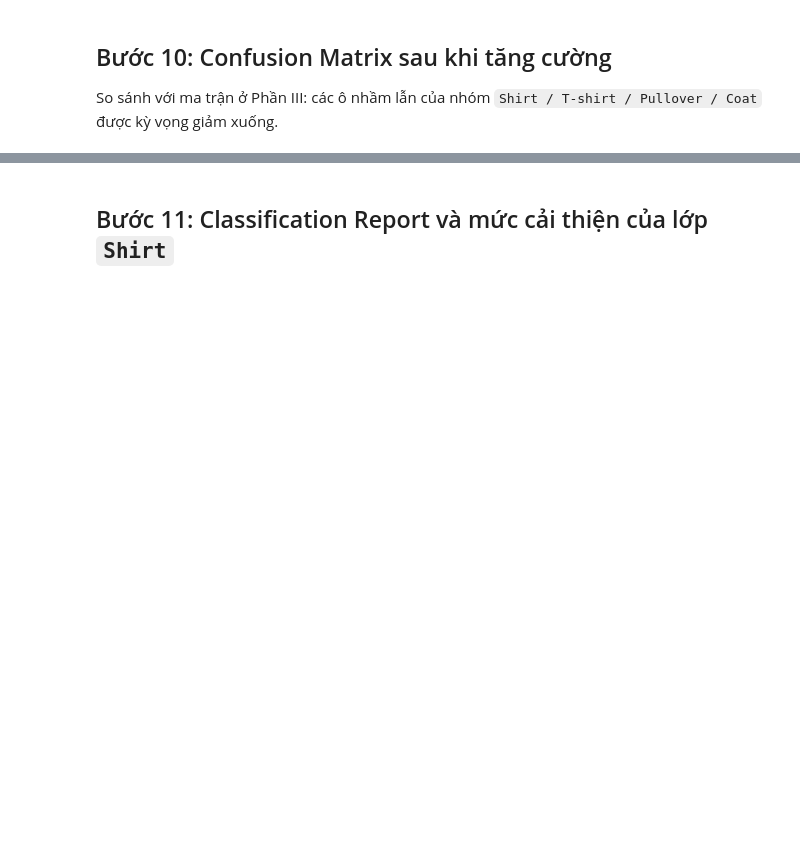
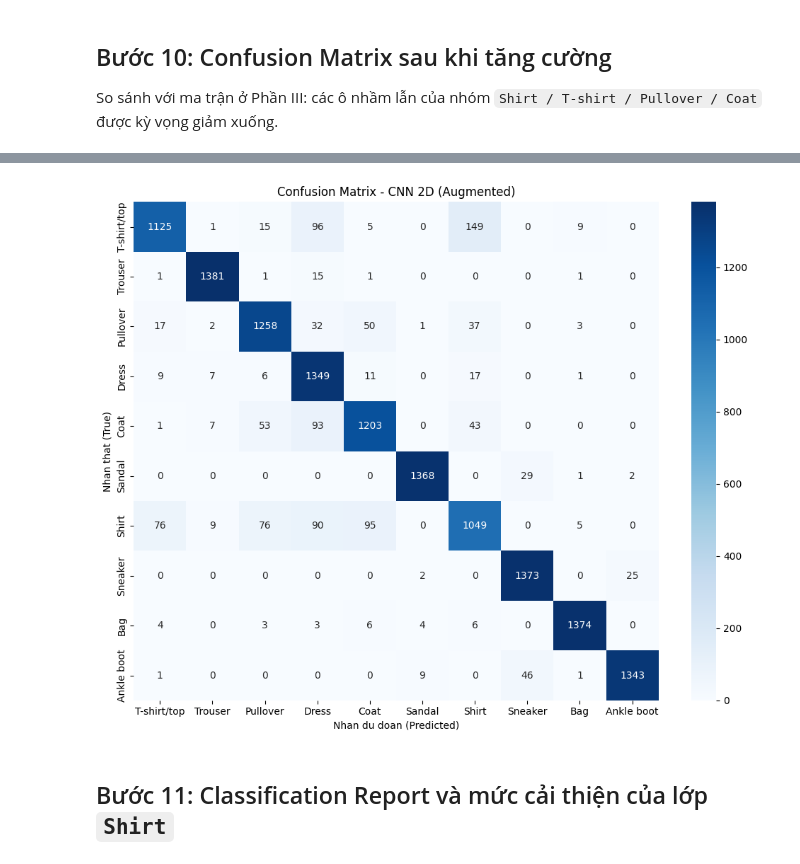
Before and after one commit to AnNamLucCuu/clothes_recognition, a Jupyter notebook: s4_Augmentation_Retrain.ipynb, the cells around one changed output, grey strips where cells are left out. Saved outputs shown, nothing was run; the diff lists cells and outputs as text; code cells hidden in the pictures; blank space fills up the shorter version.

```diff
--- a/s4_Augmentation_Retrain.ipynb
+++ b/s4_Augmentation_Retrain.ipynb
@@ -296,0 +362,25 @@ print("="*60)
+# %%
+device = torch.device("cuda" if torch.cuda.is_available() else "cpu")
+
+#test lai khi train 15 epochs
+def get_all_predictions(model, dataloader, device):
+    model.eval()
+    all_preds, all_labels_list, all_images_list = [], [], []
+    with torch.no_grad():
+        for images, labels in dataloader:
+            outputs = model(images.to(device))
+            _, preds = outputs.max(1)
+            all_preds.append(preds.cpu())
+            all_labels_list.append(labels)
+            all_images_list.append(images.cpu())
+    return torch.cat(all_preds), torch.cat(all_labels_list), torch.cat(all_images_list)
+
+
+y_pred, y_true, test_images = get_all_predictions(model, test_loader, device)
+new_test_acc = (y_pred == y_true).float().mean().item()
+
+print("="*60)
+print(f"{'Test Accuracy baseline (Phan III)':<40}: {BASELINE_TEST_ACC*100:.2f}%")
+print(f"{'Test Accuracy sau augmentation':<40}: {new_test_acc*100:.2f}%")
+print(f"{'Chenh lech':<40}: {(new_test_acc - BASELINE_TEST_ACC)*100:+.2f}%")
+print("="*60)
@@ -338,3 +465,16 @@ plt.show()
+# %%
+cm = confusion_matrix(y_true.numpy(), y_pred.numpy(), labels=list(range(10)))
+
+plt.figure(figsize=(10, 8))
+sns.heatmap(cm, annot=True, fmt='d', cmap='Blues',
+            xticklabels=class_names, yticklabels=class_names)
+plt.title('Confusion Matrix - CNN 2D (Augmented)')
+plt.xlabel('Nhan du doan (Predicted)')
+plt.ylabel('Nhan that (True)')
+plt.tight_layout()
+plt.show()
+# %% [output]
+[figure, added]
 # %% [markdown]
 ## Bước 11: Classification Report và mức cải thiện của lớp `Shirt`
 # %%
```
Also changed, not shown: parts of 20 cells of this notebook.
